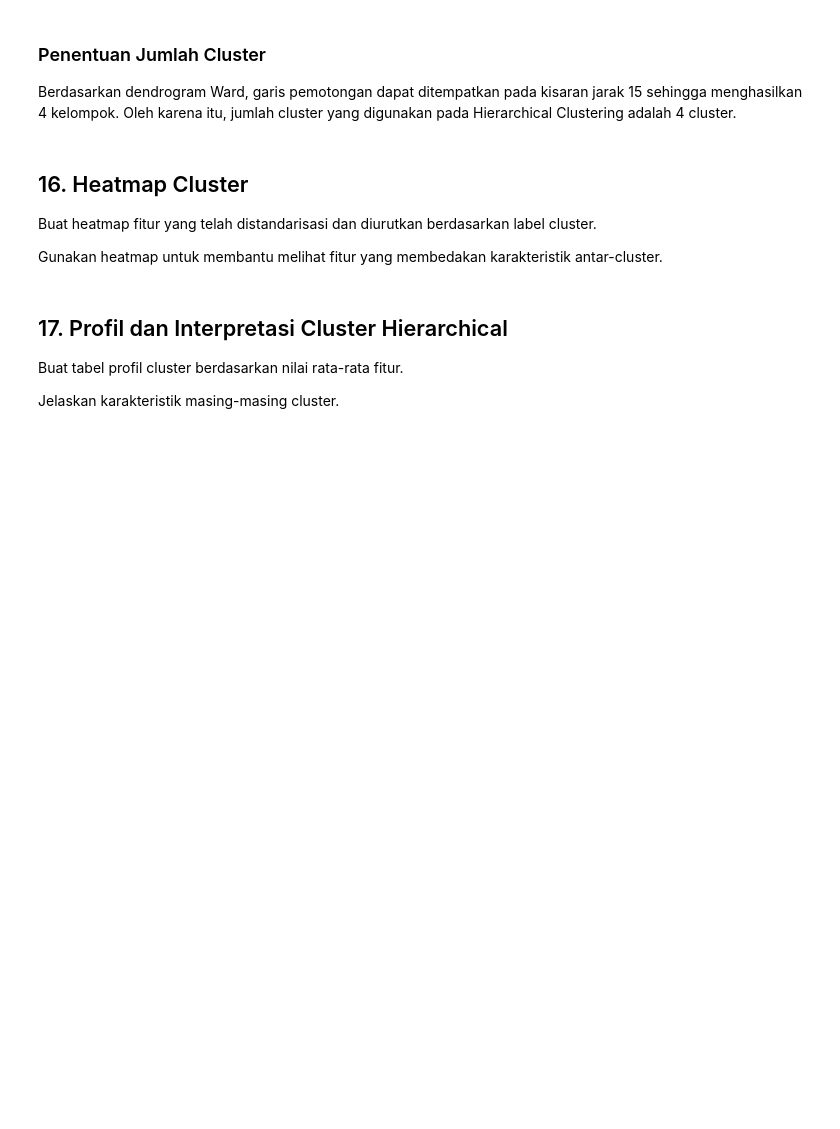
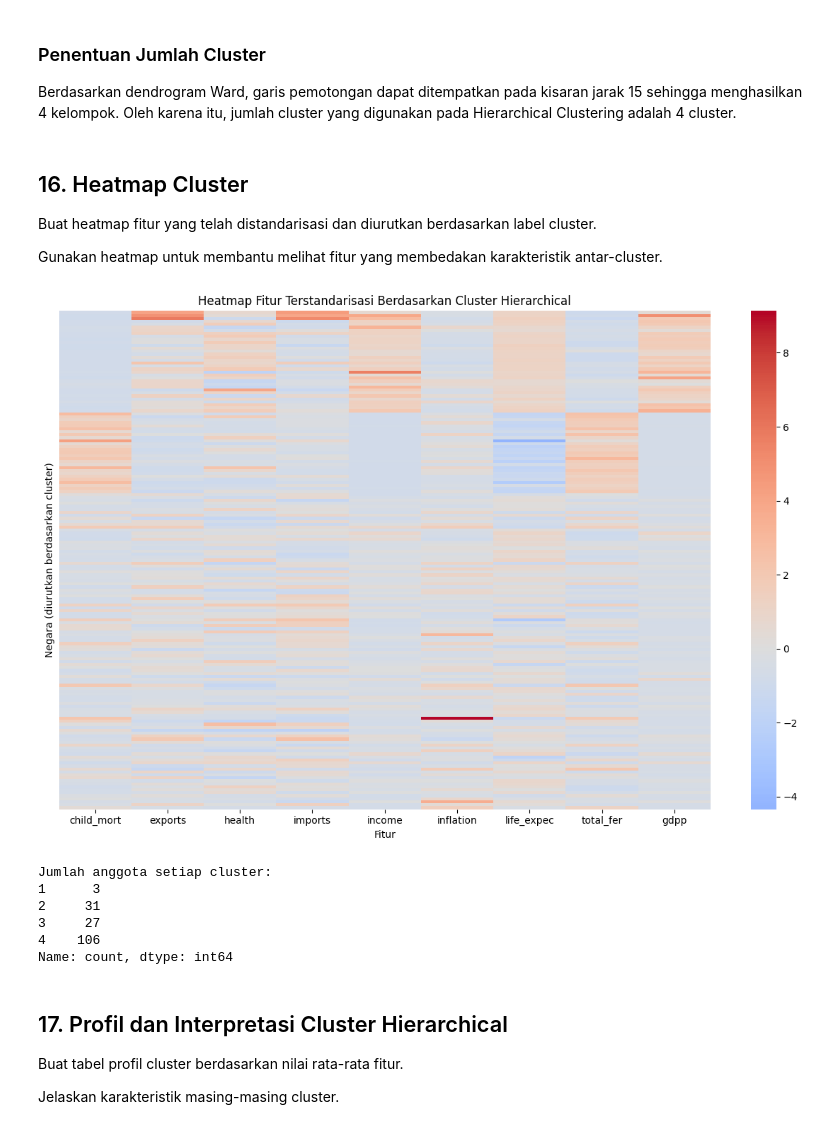
Before and after one commit to Renobelajar/prak-datascience-5, a Jupyter notebook: Template_Notebook_Latihan_KelasI.ipynb, the cells around one changed output. Drawn from its saved outputs; the diff is of its cells as text; code cells hidden in the pictures; blank space fills up the shorter version.

```diff
--- a/Template_Notebook_Latihan_KelasI.ipynb
+++ b/Template_Notebook_Latihan_KelasI.ipynb
@@ -566,7 +566,37 @@ Buat heatmap fitur yang telah distandarisasi dan diurutkan berdasarkan label clu
 
 Gunakan heatmap untuk membantu melihat fitur yang membedakan karakteristik antar-cluster.
 # %%
-# TODO: Heatmap
+heatmap_data = X_scaled.copy()
+heatmap_data['cluster'] = hierarchical_labels
+
+# Urutkan data berdasarkan cluster
+heatmap_data = heatmap_data.sort_values('cluster')
+
+plt.figure(figsize=(12, 8))
+
+sns.heatmap(
+    heatmap_data.drop(columns='cluster'),
+    cmap='coolwarm',
+    center=0,
+    yticklabels=False
+)
+
+plt.title('Heatmap Fitur Terstandarisasi Berdasarkan Cluster Hierarchical')
+plt.xlabel('Fitur')
+plt.ylabel('Negara (diurutkan berdasarkan cluster)')
+plt.tight_layout()
+plt.show()
+
+print("Jumlah anggota setiap cluster:")
+print(pd.Series(hierarchical_labels).value_counts().sort_index())
+# %% [output]
+[figure, added]
+Jumlah anggota setiap cluster:
+1      3
+2     31
+3     27
+4    106
+Name: count, dtype: int64
 # %% [markdown]
 ## 17. Profil dan Interpretasi Cluster Hierarchical
 
```
Also changed, not shown: parts of 5 cells of this notebook.
